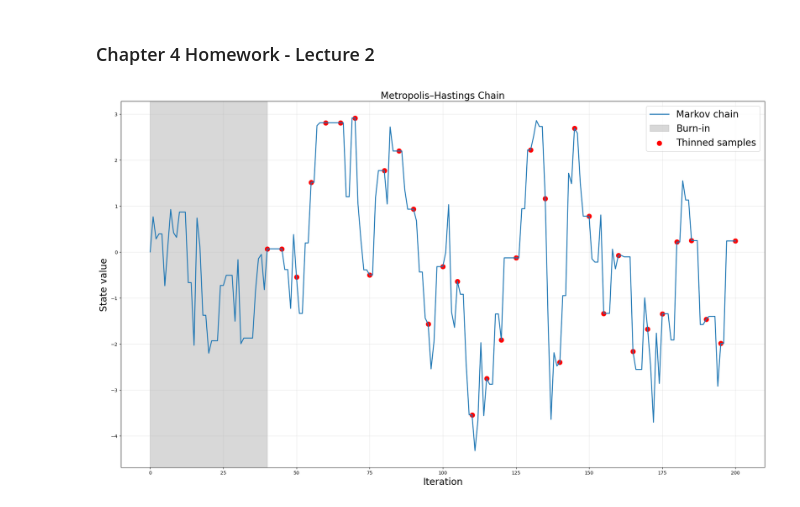
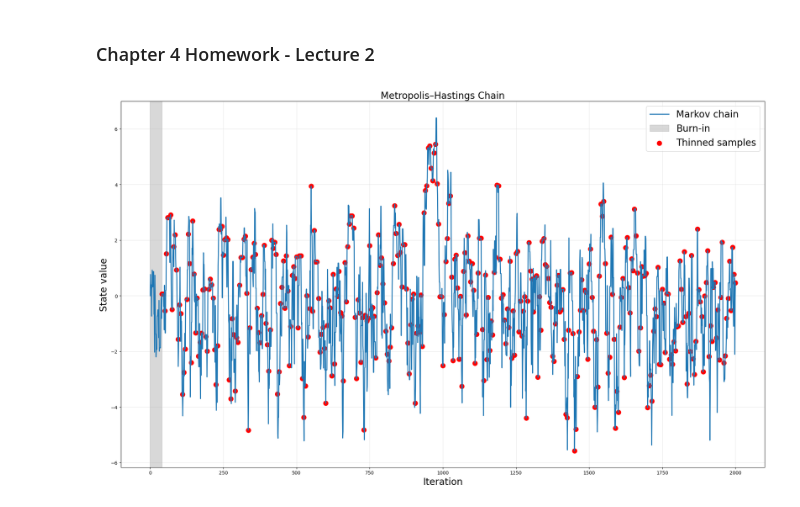
Before and after one commit to Ali-Raisolsadat/Ali-Raisolsadat.github.io, a Jupyter notebook: stat4110-code/chapter4/homework_code/STAT-4110-Chapter 4 - Homework - Jupyter.ipynb, the cells around one changed output. Cells and saved outputs as stored; diff of their text form; code cells hidden in the pictures.

```diff
--- a/stat4110-code/chapter4/homework_code/STAT-4110-Chapter 4 - Homework - Jupyter.ipynb
+++ b/stat4110-code/chapter4/homework_code/STAT-4110-Chapter 4 - Homework - Jupyter.ipynb
@@ -72,7 +68,7 @@ x[0] = -10
 
 # simulate a single chain
 for t in range(1, n_steps):
-    x[t] = metropolis_step(target_density, x[t-1], proposal_std)
+    x[t] = metropolis(target_density, x[t-1], proposal_std)
 
 # plot
 plt.figure(figsize=(20, 12))
@@ -97,7 +93,7 @@ chains = np.random.uniform(-10, 10, size=n_chains)
 thinned_samples = []
 for t in range(n_steps):
     for i in range(n_chains):
-        chains[i] = metropolis_step(target_density, chains[i], proposal_std)
+        chains[i] = metropolis(target_density, chains[i], proposal_std)
     # after burn-in, collect thinned samples
     if t >= burn_in and (t - burn_in) % thin == 0:
         thinned_samples.extend(chains.copy())
@@ -180,109 +176,64 @@ def proposal_density_fn(x_new, x_old, step_size=1.0):
     )
 
 
-def metropolis_hastings(target, T=5000, x0=0.0,
-                        proposal_fn=None, proposal_density_fn=None,
-                        step_size=0.8):
-    """
-    Metropolis Hastings algorithm
-
-    This function simulates a Markov chain whose stationary distribution
-    is the target distribution p(x). It supports both symmetric and
-    asymmetric proposal distributions.
-
-    Parameters
-    ----------
-    target : callable
-        Unnormalized target density function p(x).
-        This function does not need to integrate to 1.
-
-    T : int
-        number of MH iterations to run
-
-    x0 : float
-        initial state of the Markov chain
-
-    proposal_fn : callable
-        function generating a proposed state x_prop ~ q(x_prop | x_old).
-
-    proposal_density_fn : callable or None
-        Function that evaluates the proposal density q(x_new | x_old).
-        If provided the algorithm computes the full MH acceptance ratio:
-            alpha = min(1, p(x_prop)/p(x_old) * q(x_old|x_prop)/q(x_prop|x_old))
-
-        If None the proposal is assumed to be symmetric and the ratio
-            q(x_old | x_prop) / q(x_prop | x_old)
-        is omitted.
-
-    step_size : float
-        parameter passed to the proposal function to control proposal scale
-
-    Returns
-    -------
-    np.ndarray
-        array of length T+1 containing the Markov chain states
-    """
-
-    # initialize chain storage
+def metropolis_hastings(target, T=5000, x0=0.0, proposal_fn=None, proposal_density_fn=None, step_size=0.5):
     x = np.zeros(T + 1)
     x[0] = x0
 
     for t in range(1, T + 1):
+        x_current = x[t - 1]
 
-        # propose a new candidate
-        x_prop = proposal_fn(x[t - 1], step_size)
+        # propose candidate
+        x_prop = proposal_fn(x_current, step_size)
 
-        # compute acceptance ratio
-        numerator = target(x_prop)
-        denominator = target(x[t - 1])
+        # acceptance ratio
+        ratio = target(x_prop) / target(x_current)
 
-        # if asymmetric proposal include ratio
         if proposal_density_fn is not None:
-            numerator *= proposal_density_fn(x[t - 1], x_prop, step_size)
-            denominator *= proposal_density_fn(x_prop, x[t - 1], step_size)
+            ratio *= proposal_density_fn(x_current, x_prop, step_size)
+            ratio /= proposal_density_fn(x_prop, x_current, step_size)
 
-        alpha = min(1, numerator / denominator)
+        alpha = min(1, ratio)
 
-        # acceptence conditions
+        # accept/reject
+        x[t] = x_current
         if np.random.rand() < alpha:
             x[t] = x_prop
-        else:
-            x[t] = x[t - 1]
 
     return x
 
 
 # MCMC settings
-T = 200          #total number of MH iterations
+T = 2000          #total number of MH iterations
 burn_in = 40     #number of initial samples to discard
 thinning = 5     #retain every 4th post–burn-in sample
 
 # run a single Metropolis–Hastings chain
 x_single = metropolis_hastings(target=target,T=T, x0=0, proposal_fn=proposal_fn, proposal_density_fn=proposal_density_fn, step_size=1.0)
 
 # burn-in and thinning
 # remove the burn-in portion of the chain
 post_burnin = x_single[burn_in:]
 # indices of retained samples after thinning
 thin_idx = np.arange(0, len(post_burnin), thinning)
 
 # take the thinned samples and corresponding iteration numbers
 thinned_samples = post_burnin[thin_idx]
 thinned_iters = thin_idx + burn_in
 
 # plot
 plt.figure(figsize=(20, 12))
 plt.plot(x_single, lw=2, label="Markov chain")
 plt.axvspan(0, burn_in, color='gray', alpha=0.3, label='Burn-in')
 plt.scatter(thinned_iters, thinned_samples, color='red', label='Thinned samples', s=100)
 plt.title("Metropolis–Hastings Chain", fontsize=20)
 plt.xlabel("Iteration", fontsize=20)
 plt.ylabel("State value", fontsize=20)
 plt.legend(fontsize=20)
 plt.grid(alpha=0.3)
 plt.tight_layout()
 plt.show()
 # %% [output]
-[figure, old version]
+[figure, new version]
 # %%
 # multiple independent MCMC chains
```
Also changed, not shown: parts of 2 cells of this notebook, 9 other files.
